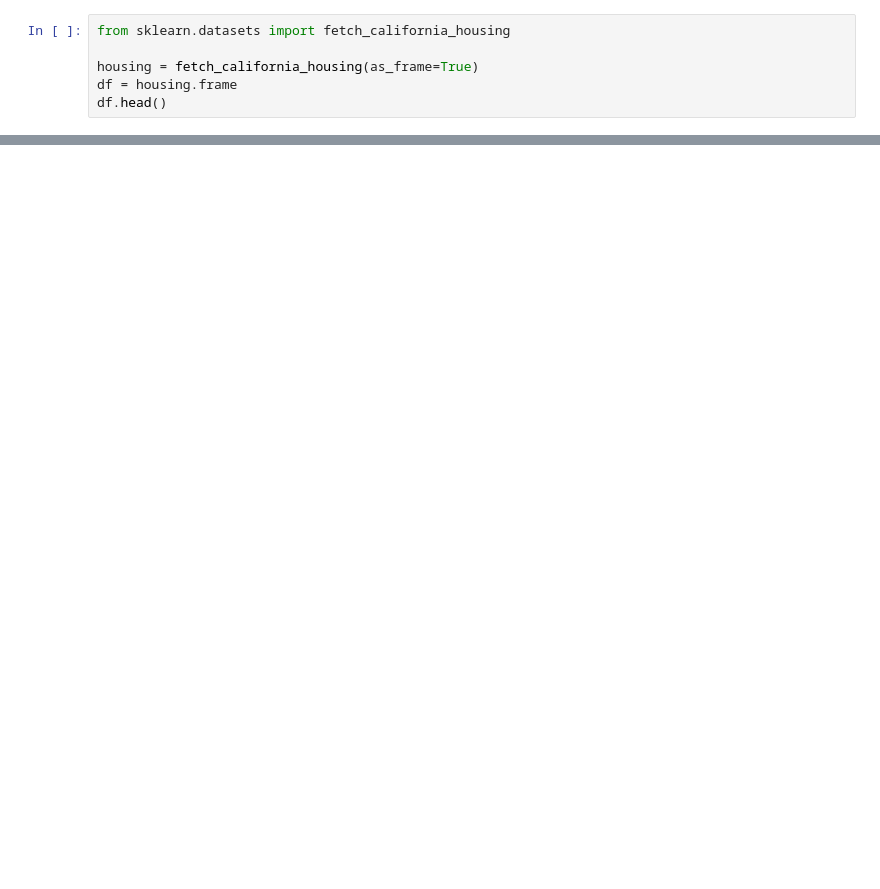
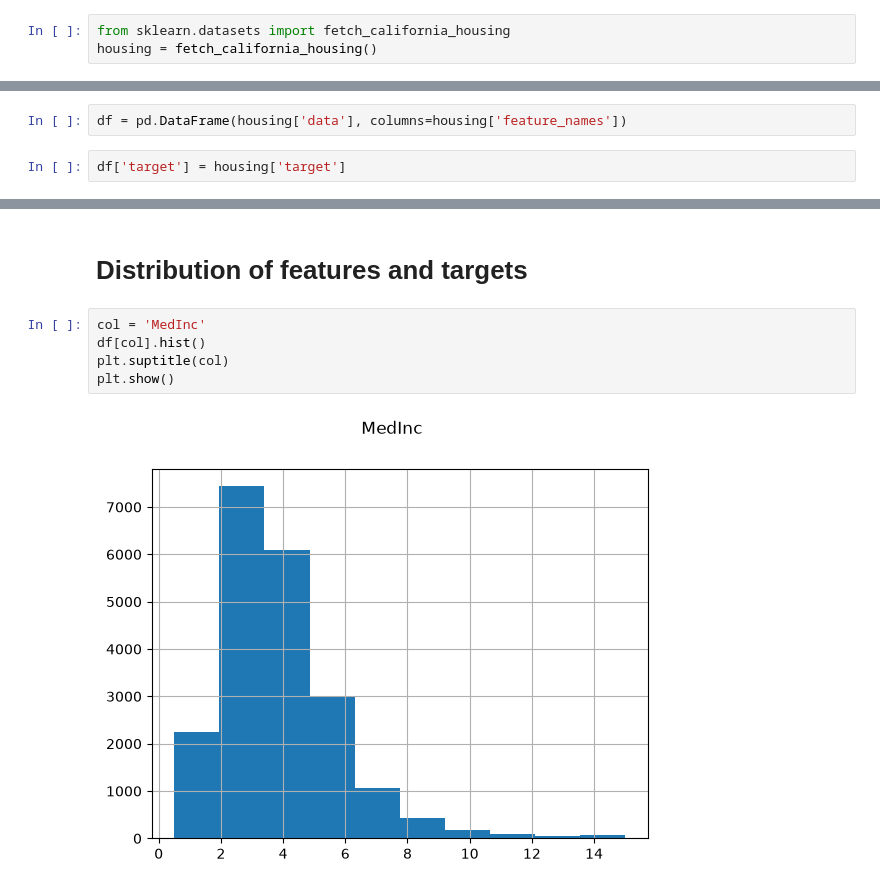
Before and after one commit to nicholasperez142002/machine-learning, a Jupyter notebook: california-housing-ml/cali_housing.ipynb, the cells around one changed output, grey strips where cells are left out. Cells and saved outputs as stored; diff of their text form; blank space fills up the shorter version.

Commit message:
added some code for ca housing

```diff
--- a/california-housing-ml/cali_housing.ipynb
+++ b/california-housing-ml/cali_housing.ipynb
@@ -1,6 +14,3 @@
 # %%
 from sklearn.datasets import fetch_california_housing
-
-housing = fetch_california_housing(as_frame=True)
-df = housing.frame
-df.head()
+housing = fetch_california_housing()
@@ -13,0 +82,4 @@ df.head()
+# %%
+df = pd.DataFrame(housing['data'], columns=housing['feature_names'])
+# %%
+df['target'] = housing['target']
@@ -13,0 +109,9 @@ df.head()
+# %% [markdown]
+# Distribution of features and targets
+# %%
+col = 'MedInc'
+df[col].hist()
+plt.suptitle(col)
+plt.show()
+# %% [output]
+[figure, added]
```
Also changed, not shown: parts of 19 cells of this notebook, 1 other file.
